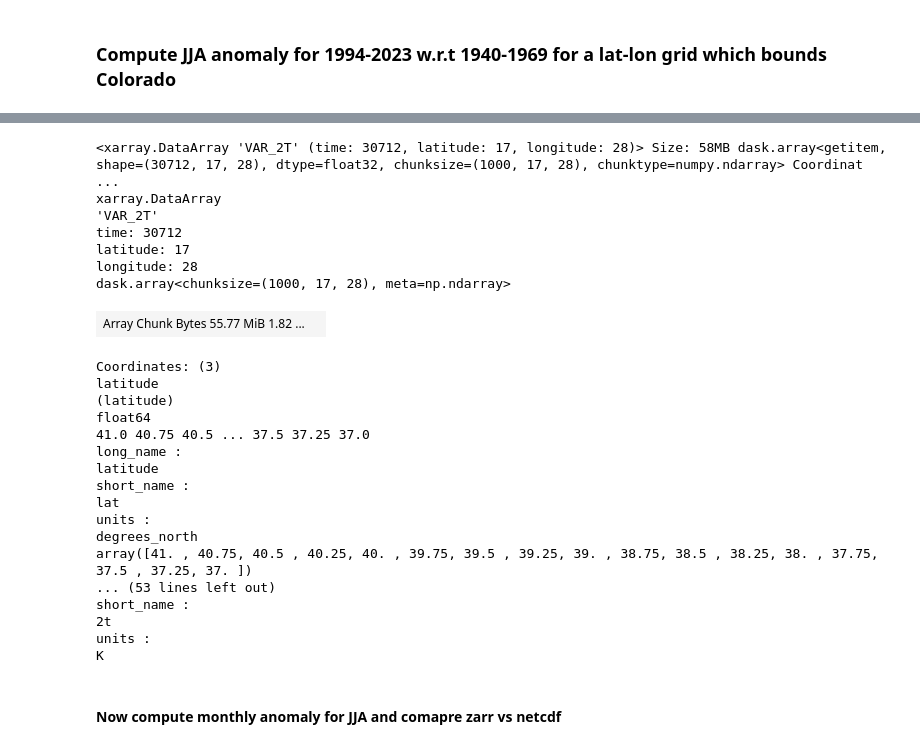
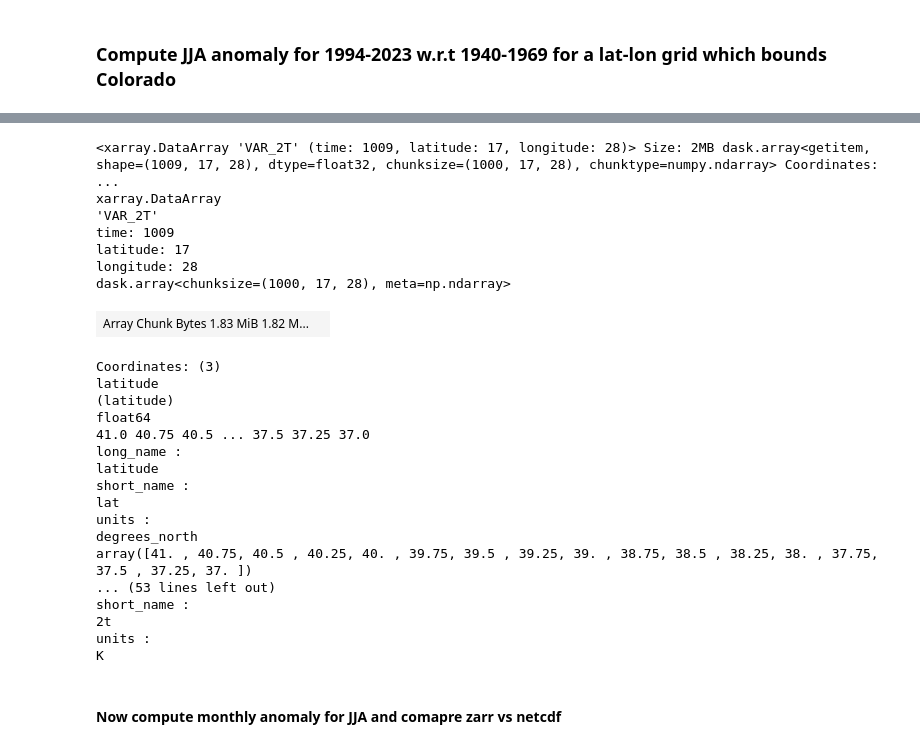
Before and after one commit to NCAR/arco_experiments, a Jupyter notebook: jja_anomaly.ipynb, the cells around one changed output, grey strips where cells are left out. Saved outputs shown, nothing was run; the diff lists cells and outputs as text; code cells hidden in the pictures.

```diff
--- a/jja_anomaly.ipynb
+++ b/jja_anomaly.ipynb
@@ -92,6 +90,6 @@ Worker: PBSCluster-0
 ### Compute JJA anomaly for 1994-2023 w.r.t 1940-1969 for a lat-lon grid which bounds Colorado
 # %%
 %%time
-tas_daily_zarr      = xr.open_zarr(zarr_path +'e5_tas2m_daily_1940_2023.zarr').VAR_2T
-tas_daily_zarr
+tas_monthly_zarr      = xr.open_zarr(zarr_path +'e5_tas2m_monthly_1940_2023.zarr').VAR_2T
+tas_monthly_zarr
 # %% [output]
@@ -123,18 +121,18 @@ short_name :
 units :
 K
 # %%
-tas_daily_zarr      = tas_daily_zarr.sel(latitude=slice(colorado_top,colorado_bottom),\
+tas_monthly_zarr      = tas_monthly_zarr.sel(latitude=slice(colorado_top,colorado_bottom),\
                                          longitude=slice(colorado_right,colorado_left))
-tas_daily_zarr
+tas_monthly_zarr
 # %% [output]
-<xarray.DataArray 'VAR_2T' (time: 30712, latitude: 17, longitude: 28)> Size: 58MB dask.array<getitem, shape=(30712, 17, 28), dtype=float32, chunksize=(1000, 17, 28), chunktype=numpy.ndarray> Coordinat ...
+<xarray.DataArray 'VAR_2T' (time: 1009, latitude: 17, longitude: 28)> Size: 2MB dask.array<getitem, shape=(1009, 17, 28), dtype=float32, chunksize=(1000, 17, 28), chunktype=numpy.ndarray> Coordinates: ...
 xarray.DataArray
 'VAR_2T'
-time: 30712
+time: 1009
 latitude: 17
 longitude: 28
 dask.array<chunksize=(1000, 17, 28), meta=np.ndarray>
-| Array Chunk Bytes 55.77 MiB 1.82 ... |  |
+| Array Chunk Bytes 1.83 MiB 1.82 M... |  |
 Coordinates: (3)
 latitude
 (latitude)
```
Also changed, not shown: parts of 13 cells of this notebook, 5 other files.
